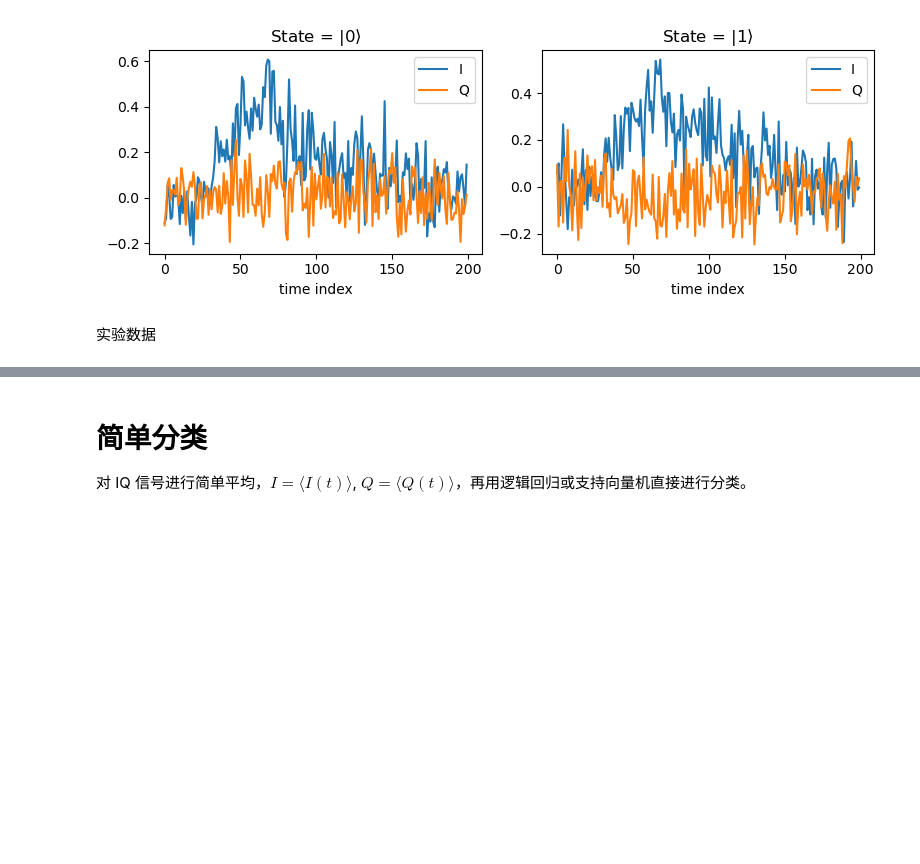
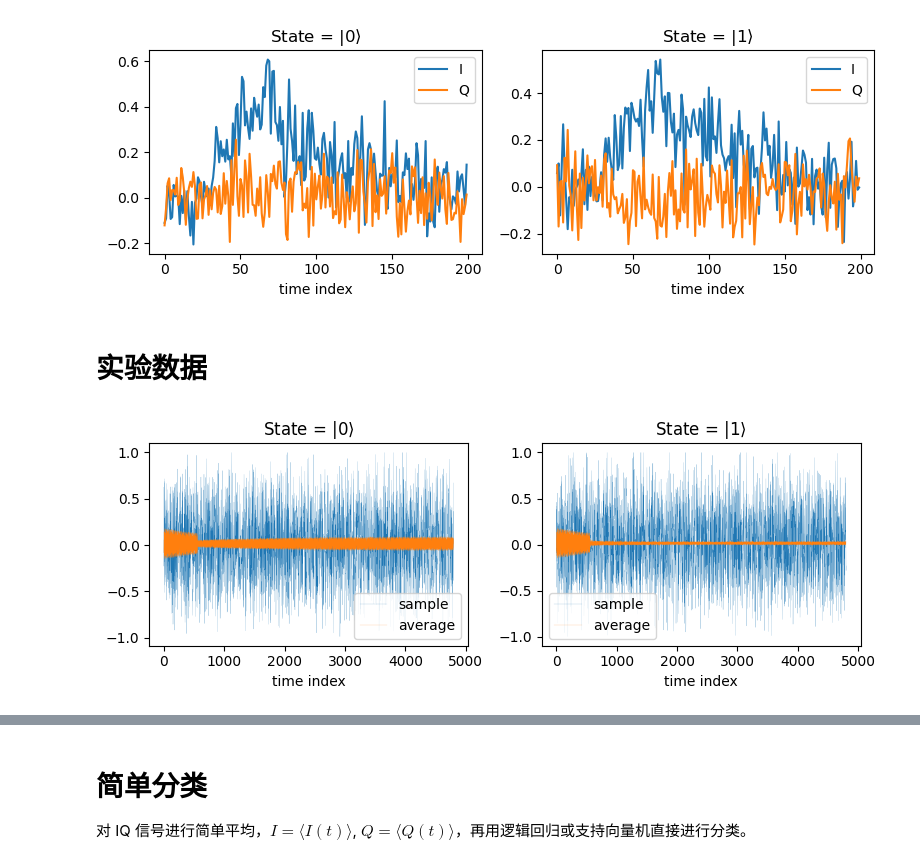
Before and after one commit to coding-xyz/qpu-gpu-co-processing, a Jupyter notebook: test_readout.ipynb, the cells around one changed output, grey strips where cells are left out. Cells and saved outputs as stored; diff of their text form; code cells hidden in the pictures; blank space fills up the shorter version.

```diff
--- a/test_readout.ipynb
+++ b/test_readout.ipynb
@@ -114,7 +114,7 @@ plt.show()
 # %% [output]
 [figure]
 # %% [markdown]
-实验数据
+# 实验数据
 # %%
 import os
 import numpy as np
@@ -133,0 +125,28 @@ y = np.concatenate([np.zeros(x0.shape[0]), np.ones(x1.shape[0])])
+# %%
+import matplotlib.pyplot as plt
+
+rng = np.random.default_rng()
+idx = [rng.choice(np.where(y == 0)[0]),
+       rng.choice(np.where(y == 1)[0])]
+
+titles = [fr"State = $|0\rangle$", fr"State = $|1\rangle$"]
+
+t = np.arange(x.shape[1])
+
+plt.figure(figsize=(8,3))
+
+for i in [0,1]:
+    plt.subplot(1,2,i+1)
+    plt.plot(t, x[idx[i],:], label="sample", lw=0.1)
+    # plt.plot(t, x[idx[i],:] * np.cos(2*np.pi*f_demod*t), label="I(t)")
+    # plt.plot(t, x[idx[i],:] * np.sin(2*np.pi*f_demod*t), label="Q(t)")
+    plt.plot(t, np.mean(x[np.where(y==i)[0],:], axis=0), label="average", lw=0.1)
+    plt.title(titles[i])
+    plt.xlabel('time index')
+    plt.legend()
+    # plt.xlim((1000, 1500))
+
+plt.tight_layout()
+plt.show()
+# %% [output]
+[figure, added]
```
Also changed, not shown: parts of 53 cells of this notebook, 9 other files.
